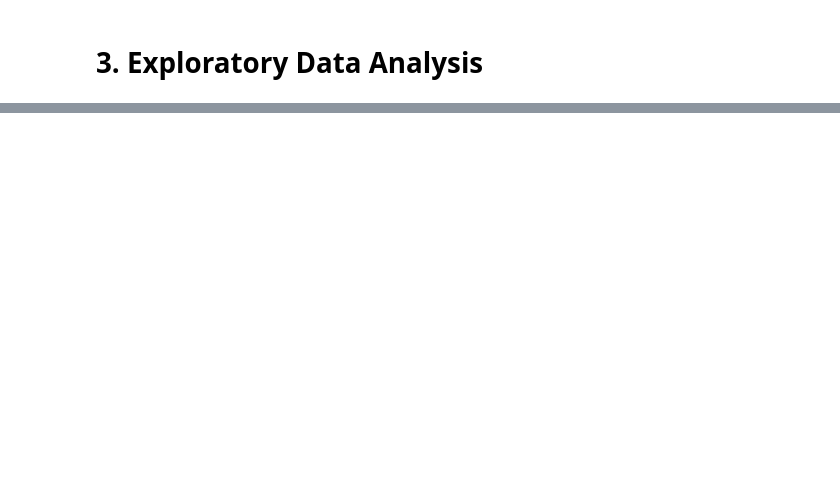
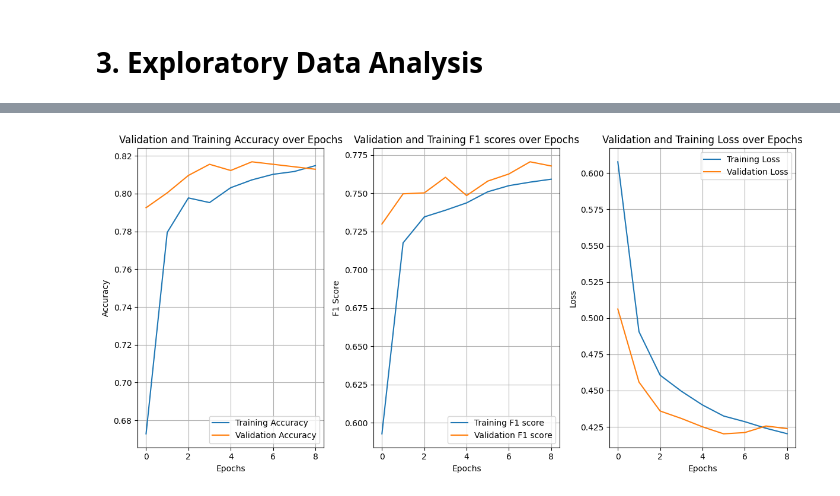
Before and after one commit to OlaKlingberg/Disaster-Tweet-Classifier, a Jupyter notebook: DTSA_5511_M4_Disaster_Tweet_Classifier.ipynb, the cells around one changed output, grey strips where cells are left out. Saved outputs shown, nothing was run; the diff lists cells and outputs as text; code cells hidden in the pictures; blank space fills up the shorter version.

```diff
--- a/DTSA_5511_M4_Disaster_Tweet_Classifier.ipynb
+++ b/DTSA_5511_M4_Disaster_Tweet_Classifier.ipynb
@@ -280,0 +625,9 @@ submission_df.to_csv(directory + 'submission.csv', index = False)
+# %%
+# Configs
+bert_config = {
+    'model': 'distilbert',
+    'lr': 0.00002, # Start around 0.00002 to 0.00005
+    'epochs': 3,
+    'patience': 3,
+    'batch': 32 # Try 16, 32, 64.
+}
@@ -280,0 +716,6 @@ submission_df.to_csv(directory + 'submission.csv', index = False)
+# %%
+# Evaluate the model on the validation set
+val_loss, val_acc, val_f1 = lstm_model.evaluate(X_val_padded, y_val, verbose = 2)
+print(f"Validation Accuracy: {round(val_acc, 3)}")
+print(f"Validation Loss: {round(val_loss, 3)}")
+print(f"Validation F1 score: {round(val_f1, 3)}")
@@ -280,0 +727,23 @@ submission_df.to_csv(directory + 'submission.csv', index = False)
+# %%
+# Generate a timestamp, to be used in the file names of all generated files
+timestamp = datetime.now(pytz.timezone('US/Eastern')).strftime('%Y-%m-%d_%H%M')
+
+# Create a new dictionary, to hold both configs and final validation results
+config_and_results = bert_config.copy()
+
+# Add final validation values to the dictionary
+config_and_results['val_acc'] = val_acc
+config_and_results['val_loss'] = val_loss
+config_and_results['val_f1'] = val_f1
+
+# File name for the config_and_results file
+config_and_results_f = f'config_and_results_{timestamp}.json'
+
+# Generate a JSON object with the configs and the results.
+with open(os.path.join(results_dir, config_and_results_f), 'w') as f:
+    json.dump(config_and_results, f, indent = 4)
+
+# Plot metrics over epochs
+plot_metrics_over_epochs(lstm_history, timestamp)
+# %% [output]
+[figure, added]
```
Also changed, not shown: parts of 47 cells of this notebook.
